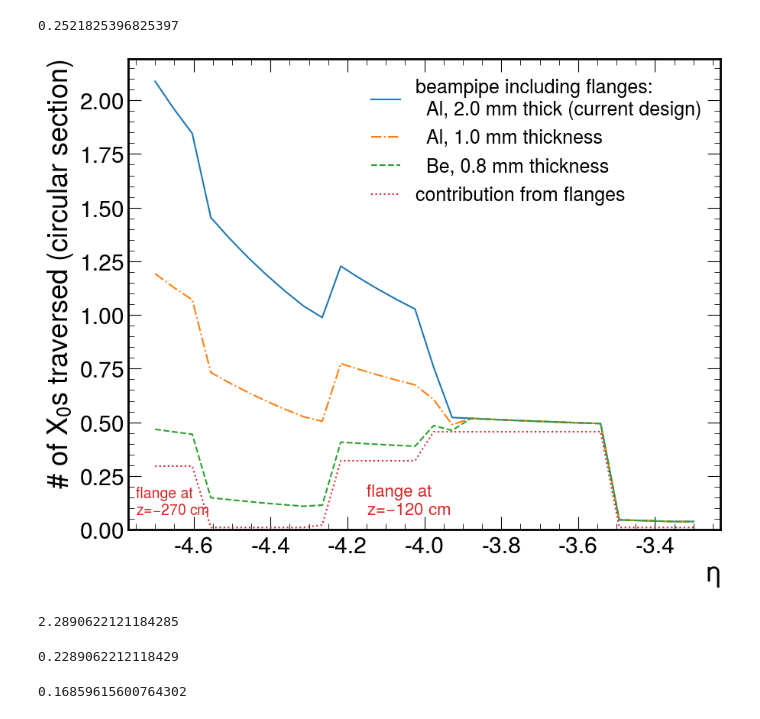
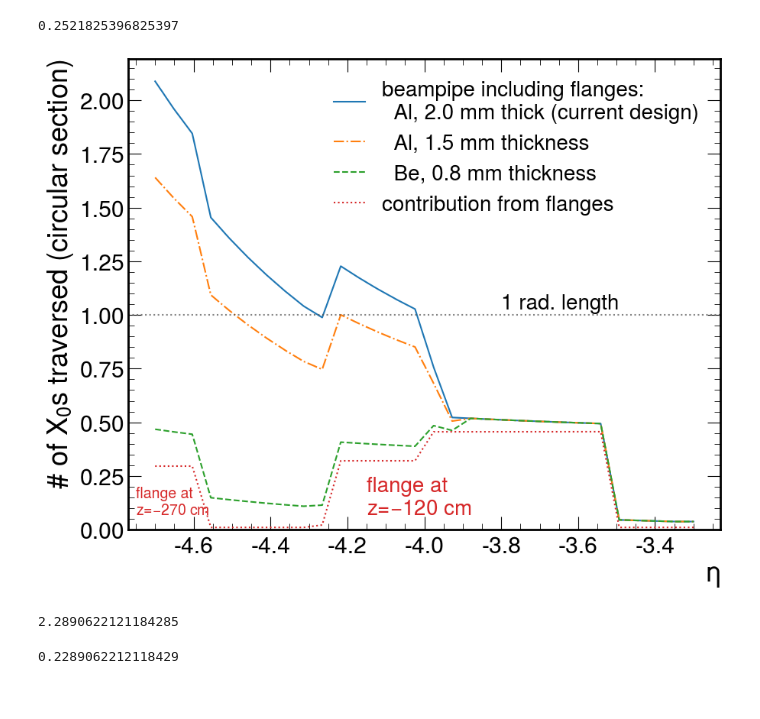
Before and after one commit to sebouh137/backwards_insert, a Jupyter notebook: RadiationLengths.ipynb, the cells around one changed output. Cells and saved outputs as stored; diff of their text form; code cells hidden in the pictures.

```diff
--- a/RadiationLengths.ipynb
+++ b/RadiationLengths.ipynb
@@ -427,47 +535,46 @@ air=np.min(flanges_only)
 flanges_only-=air/2#remove the air
 y_current = y["beampipe_and_flanges_only"]-air
 beampipe_no_flanges=y_current - flanges_only
 
 X0_Be=35.28
 X0_Al=8.897
 
 print(X0_Al/X0_Be)
 
-s=(1.0/2.0)
+s=(1.5/2.0)
 y_new_thin_Al=beampipe_no_flanges*(s*(eta<-3.92)+1*(eta>=-3.92))+flanges_only
 
 
 s=X0_Al/X0_Be*(0.76/2.0)
 y_new_thinner_Be=beampipe_no_flanges*(s*(eta<-3.92)+1*(eta>=-3.92))+flanges_only
 
 
 plt.plot(eta,y_current, label='beampipe including flanges:\n  Al, 2.0 mm thick (current design)')
-plt.plot(eta,y_new_thin_Al, label='  Al, 1.0 mm thickness', ls='-.')
+plt.plot(eta,y_new_thin_Al, label='  Al, 1.5 mm thickness', ls='-.')
 plt.plot(eta,y_new_thinner_Be, label='  Be, 0.8 mm thickness', ls='--')
 plt.plot(eta,flanges_only, label='contribution from flanges', ls=':')
 
 plt.text(-4.75, 0.07, 'flange at\nz=$-$270 cm', color='tab:red', fontsize=14)
-plt.text(-4.15, 0.07, 'flange at\nz=$-$120 cm', color='tab:red', fontsize=16)
+plt.text(-4.15, 0.07, 'flange at\nz=$-$120 cm', color='tab:red', fontsize=20)
 
 plt.plot()
 plt.ylabel("# of $X_0$s traversed (circular section)")
 plt.ylim(0)
 plt.xlabel("$\eta$")
 #plt.ylim(0)
-plt.legend(fontsize=18)
+
+plt.axhline(1.0, color='0.3', ls=':', alpha=0.7)
+plt.text(-3.8, 1.03, "1 rad. length", fontsize=20)
+plt.legend(fontsize=20)
 plt.savefig("images/proposed_beampipe.pdf")
 # %% [output]
 0.2521825396825397
-[figure, old version]
+[figure, new version]
-# %%
-0.5/np.sin(get_theta(-4.4))/X0_Al
-# %% [output]
-2.2890622121184285
-# %%
-0.05/np.sin(get_theta(-4.4))/X0_Al
-# %% [output]
-0.2289062212118429
-# %%
-1.5/X0_Al
-# %% [output]
-0.16859615600764302
+# %%
+0.5/np.sin(get_theta(-4.4))/X0_Al
+# %% [output]
+2.2890622121184285
+# %%
+0.05/np.sin(get_theta(-4.4))/X0_Al
+# %% [output]
+0.2289062212118429
```
Also changed, not shown: parts of 7 cells of this notebook, 6 other files.
